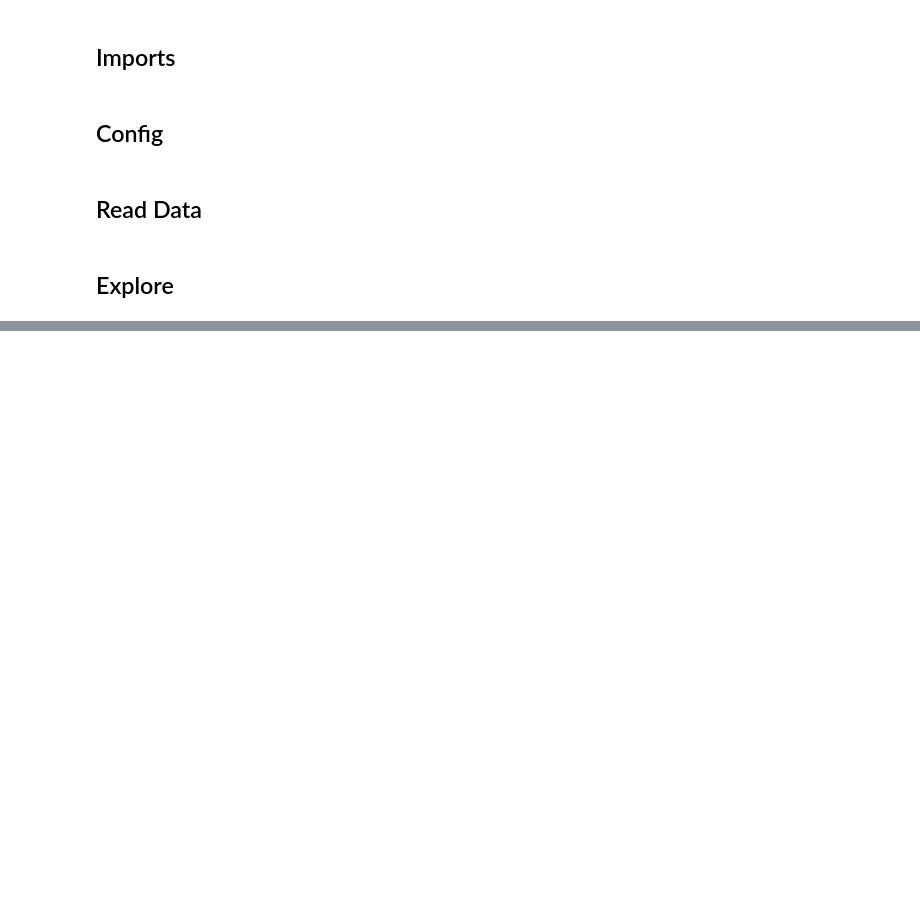
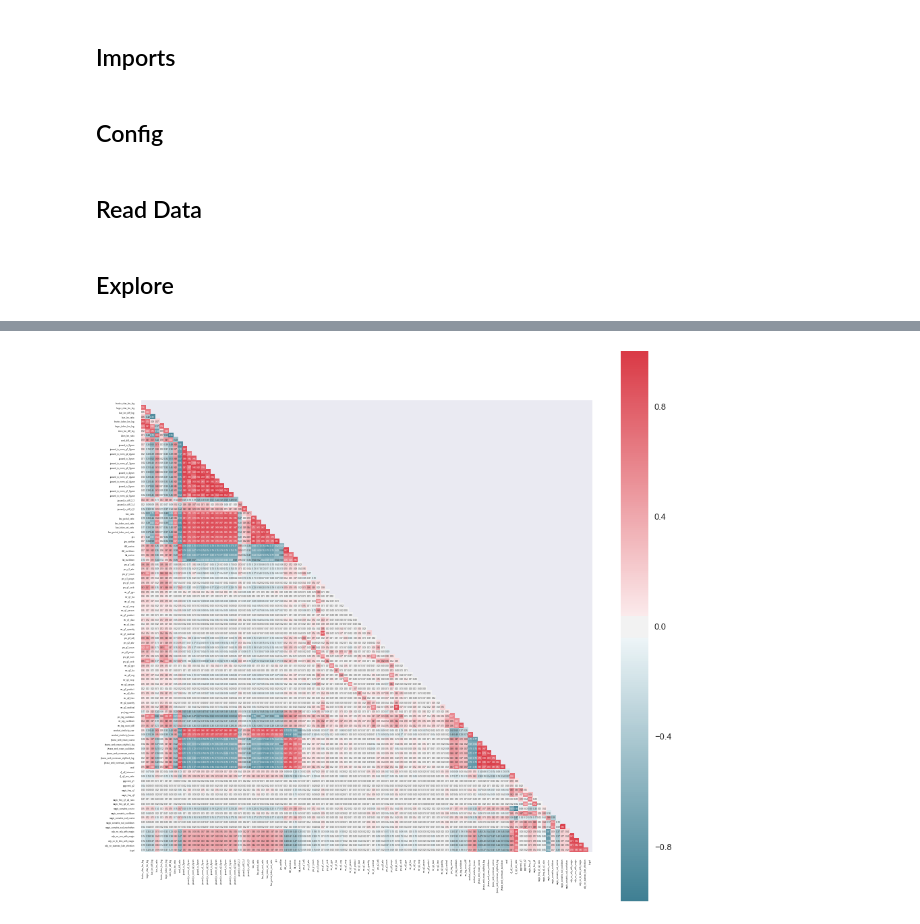
Before and after one commit to YuriyGuts/kaggle-quora-question-pairs, a Jupyter notebook: notebooks/eda-features.ipynb, the cells around one changed output, grey strips where cells are left out. Drawn from its saved outputs; the diff is of its cells as text; code cells hidden in the pictures; blank space fills up the shorter version.

```diff
--- a/notebooks/eda-features.ipynb
+++ b/notebooks/eda-features.ipynb
@@ -9,2 +9,4 @@ RANDOM_SEED = 42
+# %%
+project = kg.Project.discover()
 # %% [markdown]
 ## Read Data
@@ -30,7 +13,27 @@ feature_lists = [
+# %%
+feature_lists = [
+    'simple_summaries',
+    'jaccard_ngrams',
+    'fuzzy',
+    'tfidf',
+    'lda',
+    'nlp_tags',
+    'wordnet_similarity',
+    'phrase_embedding',
+    'wmd',
+    'wm_intersect',
+    'magic_pagerank',
+    'magic_frequencies',
+    'magic_cooccurrence_matrix',
+    'oofp_nn_mlp_with_magic',
+    'oofp_nn_cnn_with_magic',
+    'oofp_nn_bi_lstm_with_magic',
+    'oofp_nn_siamese_lstm_attention',
+]
 # %%
-df_train, df_test, feature_ranges = load_feature_lists(feature_lists)
+df_train, df_test, feature_ranges = project.load_feature_lists(feature_lists)
 # %%
-df_train['target'] = load(features_data_folder + 'y_train.pickle')
+df_train['target'] = kg.io.load(project.features_dir + 'y_train.pickle')
 # %% [markdown]
 ## Explore
 # %%
@@ -38,7 +59,9 @@ df_train.describe().T
 # %%
-eda_plot_feature_correlation_heatmap(
+kg.eda.plot_feature_correlation_heatmap(
     df_train,
     df_train.columns[:-1].tolist(),
     font_size=3,
-    save_filename=features_data_folder + 'eda_heatmap.png'
+    save_filename=project.features_dir + 'eda_heatmap.png'
 )
+# %% [output]
+[figure, added]
```
Also changed, not shown: parts of 6 cells of this notebook, 13 other files.
